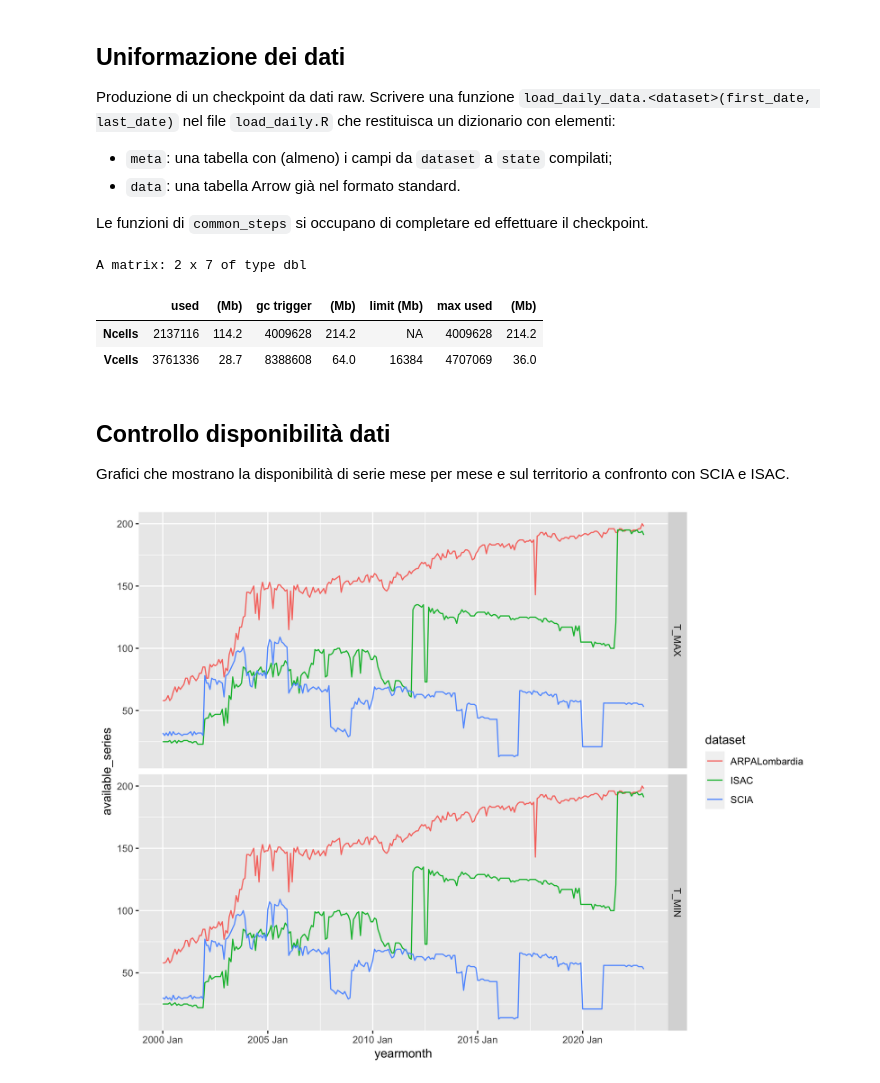
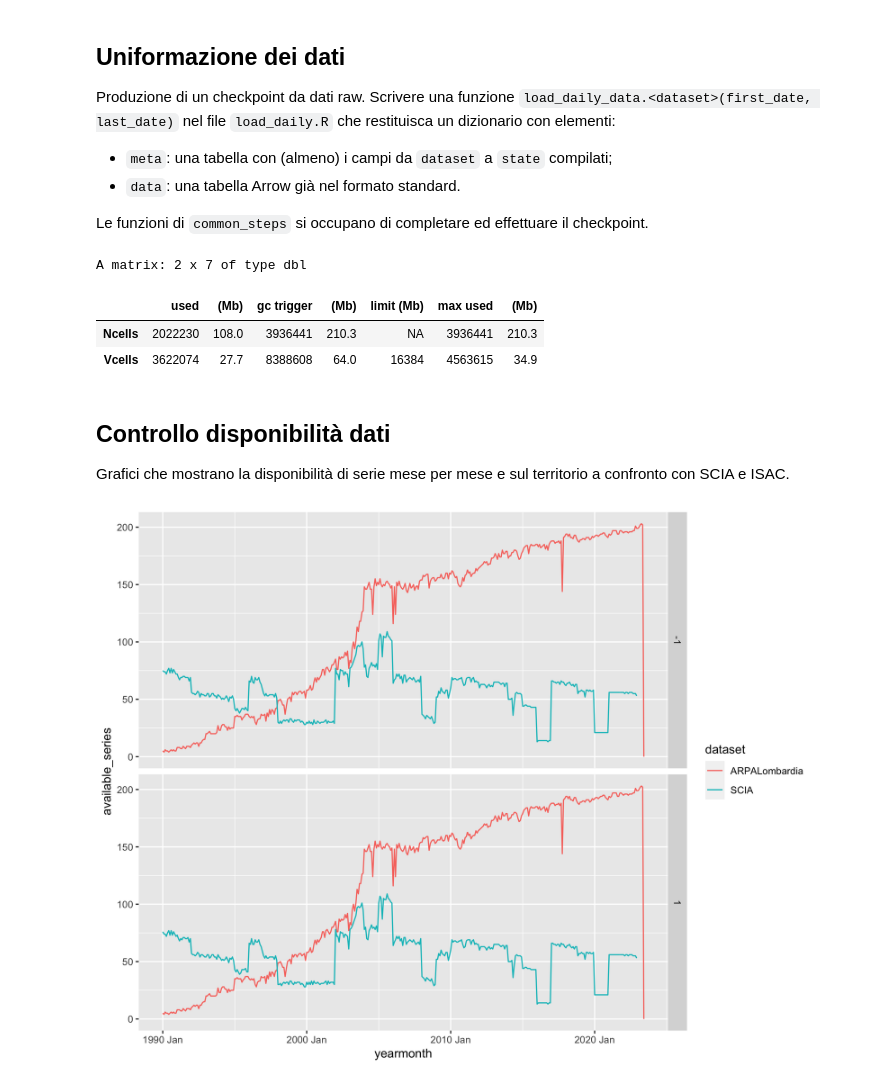
Before and after one commit to dnstudent/TesiMag, a Jupyter notebook: notebooks/integrazioni_regionali/lombardia/data_load.ipynb, the cells around one changed output. Cells and saved outputs as stored; diff of their text form; code cells hidden in the pictures.

Commit message:
Updated ARPALombardia

```diff
--- a/notebooks/integrazioni_regionali/lombardia/data_load.ipynb
+++ b/notebooks/integrazioni_regionali/lombardia/data_load.ipynb
@@ -76,29 +74,29 @@ Produzione di un checkpoint da dati raw. Scrivere una funzione `load_daily_data.
 
 Le funzioni di `common_steps` si occupano di completare ed effettuare il checkpoint.
 # %%
-daily_dataset <- load_daily_data.arpalombardia(first_date, last_date) |> prepare_daily_data(dataset)
-checkpoint_database(daily_dataset$database, dataset, "raw")
+daily_dataset <- load_daily_data.arpalombardia() |> prepare_daily_data()
+save_checkpoint(daily_dataset$checkpoint, dataset, "raw")
 write_extra_metadata(daily_dataset$extra_meta |> collect(), dataset, conns$stations)
 rm(daily_dataset)
 gc()
 # %% [output]
 A matrix: 2 x 7 of type dbl
 |  | used | (Mb) | gc trigger | (Mb) | limit (Mb) | max used | (Mb) |
-| Ncells | 2137116 | 114.2 | 4009628 | 214.2 | NA | 4009628 | 214.2 |
-| Vcells | 3761336 | 28.7 | 8388608 | 64.0 | 16384 | 4707069 | 36.0 |
+| Ncells | 2022230 | 108.0 | 3936441 | 210.3 | NA | 3936441 | 210.3 |
+| Vcells | 3622074 | 27.7 | 8388608 | 64.0 | 16384 | 4563615 | 34.9 |
 # %% [markdown]
 ## Controllo disponibilità dati
 Grafici che mostrano la disponibilità di serie mese per mese e sul territorio a confronto con SCIA e ISAC.
 # %%
-comp_datasets <- c(dataset, "SCIA", "ISAC")
-stations <- open_metadata(comp_datasets, "raw", provisional = TRUE) |> filter_inside(state_boundaries)
-state_data <- query_from_checkpoint(comp_datasets, "raw") |>
-    semi_join.ddb(stations, join_by(dataset, station_id == id))
-
+conn <- dbConnect(duckdb())
+stations <- query_checkpoint(c(dataset, "SCIA"), "metadata", "raw", conn) |> filter(state == "Lombardia")
+state_data <- query_checkpoint(c(dataset, "SCIA"), "data", "raw", conn) |>
+    filter(date >= as.Date("1990-01-01")) |>
+    semi_join(stations, join_by(dataset == original_dataset, station_id == original_id))
 c(p, ymonthly_avail) %<-% ymonthly_availabilities(state_data)
 p
 # %% [output]
-[figure, old version]
+[figure, new version]
 # %%
 c(p, climats) %<-% spatial_availabilities(ymonthly_avail, stations, state_boundaries)
 p
```
Also changed, not shown: parts of 4 cells of this notebook, 2 other files.
